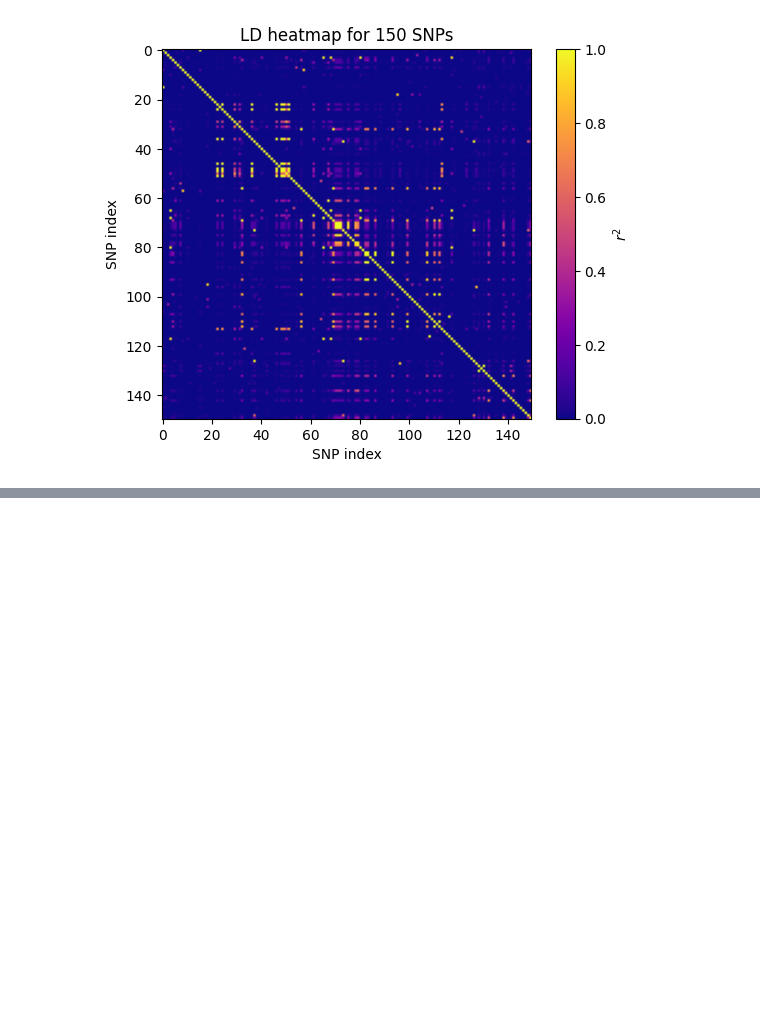
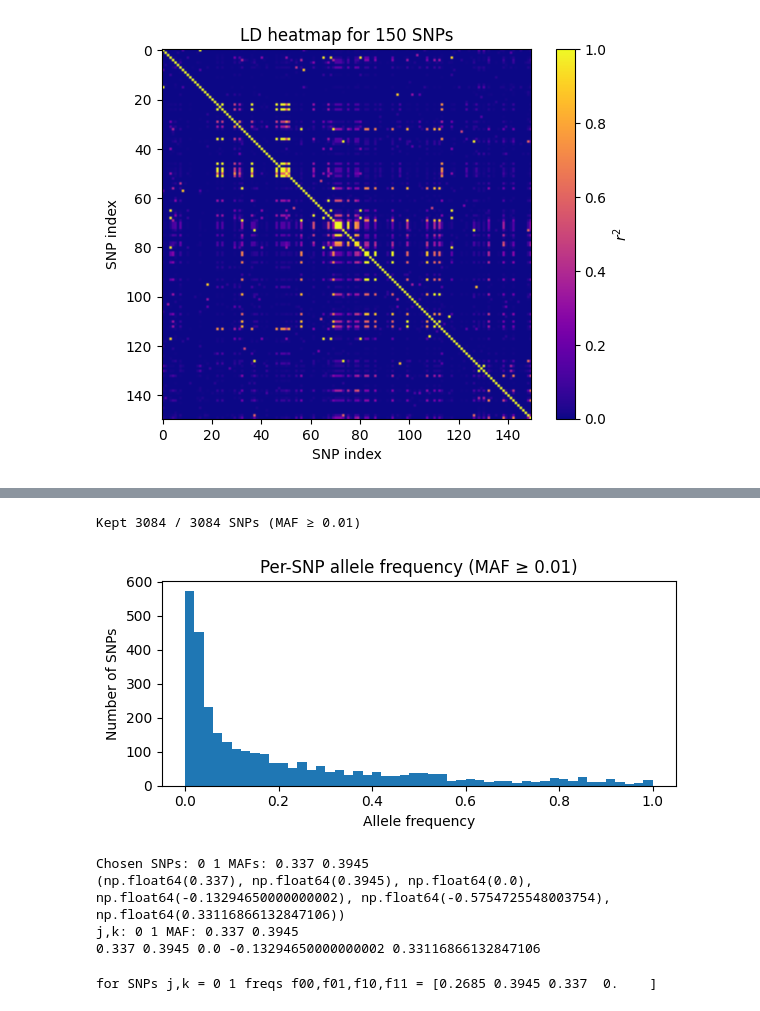
Before and after one commit to ak1376/PRS_Portability, a Jupyter notebook: notebooks/check_results_vae.ipynb, the cells around one changed output, grey strips where cells are left out. Saved outputs shown, nothing was run; the diff lists cells and outputs as text; code cells hidden in the pictures; blank space fills up the shorter version.

```diff
--- a/notebooks/check_results_vae.ipynb
+++ b/notebooks/check_results_vae.ipynb
@@ -80,0 +173,76 @@ plt.show()
+# %%
+import numpy as np
+import matplotlib.pyplot as plt
+
+# combine both haplotypes to get population allele frequency
+Hbase = np.concatenate([hap1_f, hap2_f], axis=0)
+
+p = Hbase.mean(axis=0)          # allele frequency across all chromosomes
+maf = np.minimum(p, 1 - p)      # minor allele frequency
+
+maf_thresh = 0.01
+keep = maf >= maf_thresh
+
+p_filt = p[keep]
+
+print(f"Kept {p_filt.size} / {p.size} SNPs (MAF ≥ {maf_thresh})")
+
+plt.figure(figsize=(6,3))
+plt.hist(p_filt, bins=50, range=(0,1))
+plt.xlabel("Allele frequency")
+plt.ylabel("Number of SNPs")
+plt.title(f"Per-SNP allele frequency (MAF ≥ {maf_thresh})")
+plt.tight_layout()
+plt.show()
+# %% [output]
+Kept 3084 / 3084 SNPs (MAF ≥ 0.01)
+[figure, added]
+# %%
+import numpy as np
+
+def ld_pair_stats(H, j, k):
+    x = H[:, j].astype(float)
+    y = H[:, k].astype(float)
+    pA, pB = x.mean(), y.mean()
+    pAB = (x*y).mean()
+    D = pAB - pA*pB
+    denom = pA*(1-pA)*pB*(1-pB)
+    if denom <= 0:
+        return pA, pB, pAB, D, np.nan, np.nan
+    r = D / np.sqrt(denom)
+    return pA, pB, pAB, D, r, r*r
+
+# choose two SNPs with decent MAF (global)
+p = Hbase.mean(axis=0)
+maf = np.minimum(p, 1-p)
+good = np.where(maf >= 0.05)[0]   # try 0.01 if too strict
+
+j, k = good[0], good[1]
+print("Chosen SNPs:", j, k, "MAFs:", maf[j], maf[k])
+print(ld_pair_stats(Hbase, j, k))
+
+
+Hbase = np.concatenate([hap1_f, hap2_f], axis=0)  # after global poly/MAF filtering
+p = Hbase.mean(axis=0)
+maf = np.minimum(p, 1 - p)
+
+good = np.where(maf >= 0.05)[0]   # try 0.01 if too strict
+j, k = good[0], good[1]
+
+pA, pB, pAB, D, r, r2 = ld_pair_stats(Hbase, j=j, k=k)
+print("j,k:", j, k, "MAF:", maf[j], maf[k])
+print(pA, pB, pAB, D, r2)
+# %% [output]
+Chosen SNPs: 0 1 MAFs: 0.337 0.3945
+(np.float64(0.337), np.float64(0.3945), np.float64(0.0), np.float64(-0.13294650000000002), np.float64(-0.5754725548003754), np.float64(0.33116866132847106))
+j,k: 0 1 MAF: 0.337 0.3945
+0.337 0.3945 0.0 -0.13294650000000002 0.33116866132847106
+# %%
+x = Hbase[:, j].astype(int)
+y = Hbase[:, k].astype(int)
+
+code = 2*x + y  # 00->0, 01->1, 10->2, 11->3
+freqs = np.bincount(code, minlength=4) / code.size
+print("for SNPs j,k =", j, k, "freqs f00,f01,f10,f11 =", freqs)
+# %% [output]
+for SNPs j,k = 0 1 freqs f00,f01,f10,f11 = [0.2685 0.3945 0.337  0.    ]
```
Also changed, not shown: parts of 4 cells of this notebook, 13 other files.
